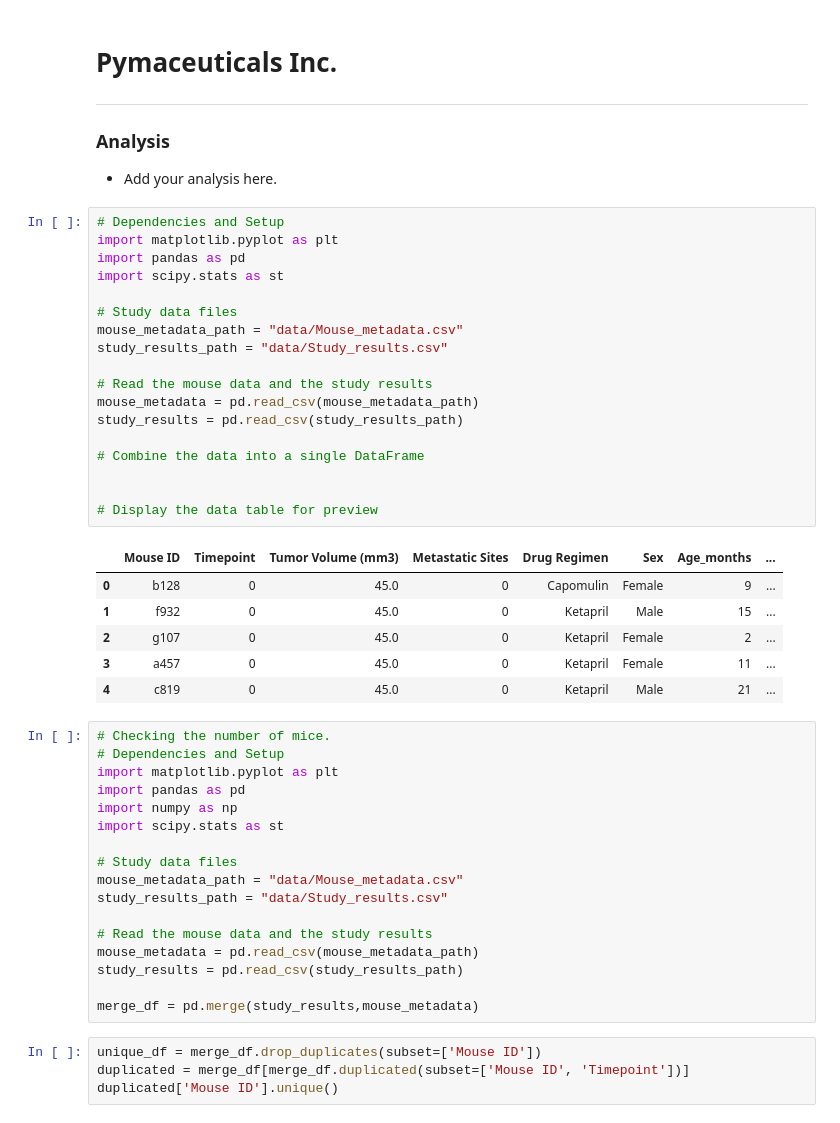
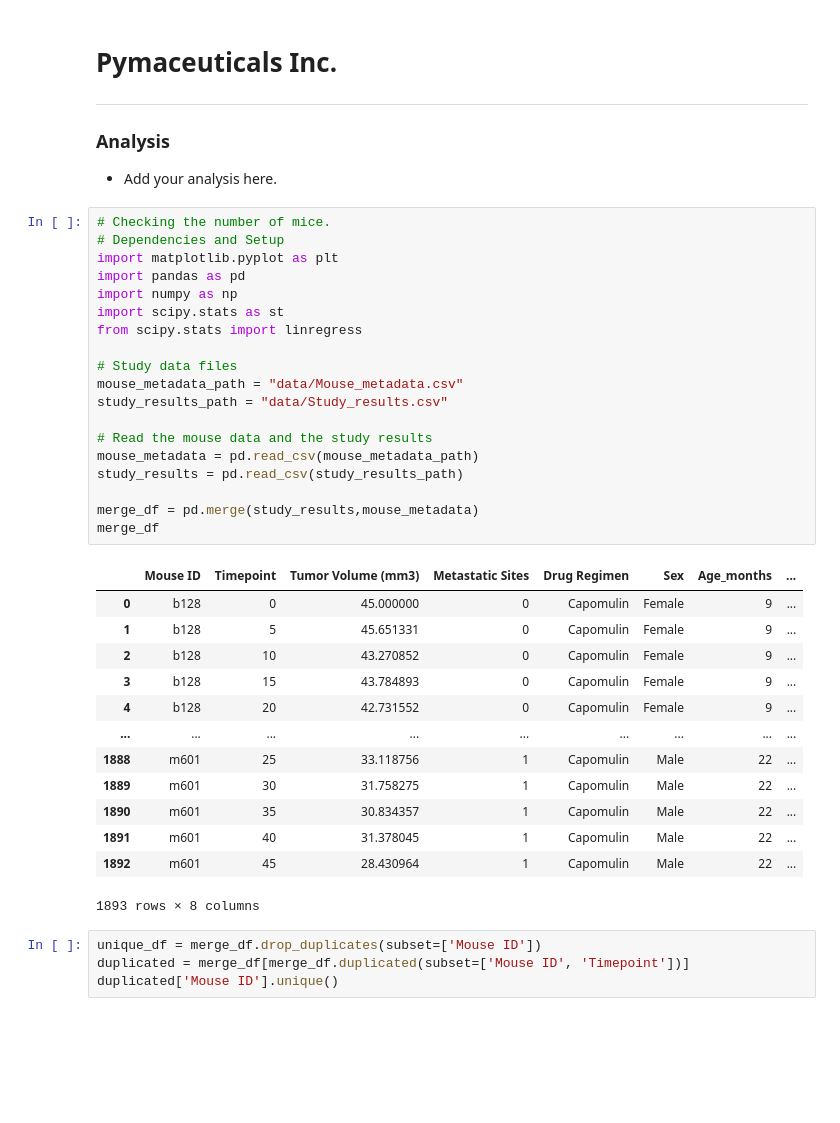
Before and after one commit to jvwastaken/plotting-challenge, a Jupyter notebook: Starter_Code/Pymaceuticals/pymaceuticals_starter.ipynb, the cells around one changed output. Saved outputs shown, nothing was run; the diff lists cells and outputs as text; blank space fills up the shorter version.

```diff
--- a/Starter_Code/Pymaceuticals/pymaceuticals_starter.ipynb
+++ b/Starter_Code/Pymaceuticals/pymaceuticals_starter.ipynb
@@ -6,47 +6,38 @@
 
 - Add your analysis here.
 # %%
+# Checking the number of mice.
 # Dependencies and Setup
 import matplotlib.pyplot as plt
 import pandas as pd
+import numpy as np
 import scipy.stats as st
+from scipy.stats import linregress
 
 # Study data files
 mouse_metadata_path = "data/Mouse_metadata.csv"
 study_results_path = "data/Study_results.csv"
 
 # Read the mouse data and the study results
 mouse_metadata = pd.read_csv(mouse_metadata_path)
 study_results = pd.read_csv(study_results_path)
 
-# Combine the data into a single DataFrame
-
-
-# Display the data table for preview
+merge_df = pd.merge(study_results,mouse_metadata)
+merge_df
 # %% [output]
 |  | Mouse ID | Timepoint | Tumor Volume (mm3) | Metastatic Sites | Drug Regimen | Sex | Age_months | ... |
-| 0 | b128 | 0 | 45.0 | 0 | Capomulin | Female | 9 | ... |
-| 1 | f932 | 0 | 45.0 | 0 | Ketapril | Male | 15 | ... |
-| 2 | g107 | 0 | 45.0 | 0 | Ketapril | Female | 2 | ... |
-| 3 | a457 | 0 | 45.0 | 0 | Ketapril | Female | 11 | ... |
-| 4 | c819 | 0 | 45.0 | 0 | Ketapril | Male | 21 | ... |
+| 0 | b128 | 0 | 45.000000 | 0 | Capomulin | Female | 9 | ... |
+| 1 | b128 | 5 | 45.651331 | 0 | Capomulin | Female | 9 | ... |
+| 2 | b128 | 10 | 43.270852 | 0 | Capomulin | Female | 9 | ... |
+| 3 | b128 | 15 | 43.784893 | 0 | Capomulin | Female | 9 | ... |
+| 4 | b128 | 20 | 42.731552 | 0 | Capomulin | Female | 9 | ... |
+| ... | ... | ... | ... | ... | ... | ... | ... | ... |
+| 1888 | m601 | 25 | 33.118756 | 1 | Capomulin | Male | 22 | ... |
+| 1889 | m601 | 30 | 31.758275 | 1 | Capomulin | Male | 22 | ... |
+| 1890 | m601 | 35 | 30.834357 | 1 | Capomulin | Male | 22 | ... |
+| 1891 | m601 | 40 | 31.378045 | 1 | Capomulin | Male | 22 | ... |
+| 1892 | m601 | 45 | 28.430964 | 1 | Capomulin | Male | 22 | ... |
+1893 rows × 8 columns
-# %%
-# Checking the number of mice.
-# Dependencies and Setup
-import matplotlib.pyplot as plt
-import pandas as pd
-import numpy as np
-import scipy.stats as st
-
-# Study data files
-mouse_metadata_path = "data/Mouse_metadata.csv"
-study_results_path = "data/Study_results.csv"
-
-# Read the mouse data and the study results
-mouse_metadata = pd.read_csv(mouse_metadata_path)
-study_results = pd.read_csv(study_results_path)
-
-merge_df = pd.merge(study_results,mouse_metadata)
 # %%
 unique_df = merge_df.drop_duplicates(subset=['Mouse ID'])
 duplicated = merge_df[merge_df.duplicated(subset=['Mouse ID', 'Timepoint'])]
```
Also changed, not shown: parts of 10 cells of this notebook.
